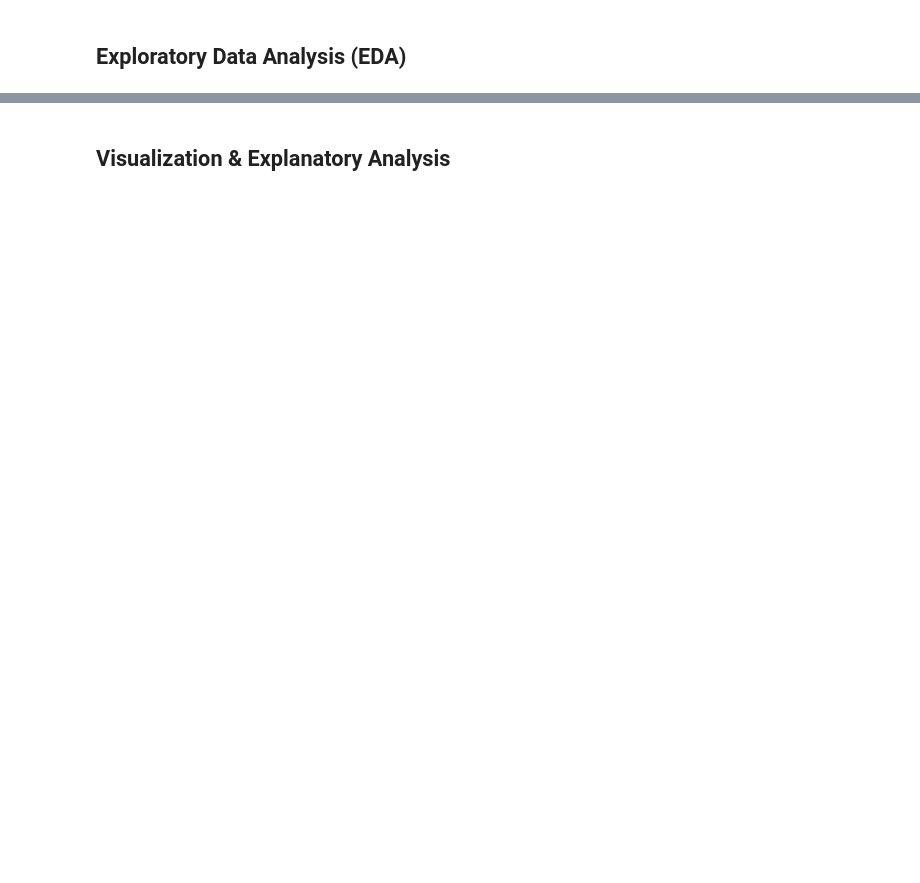
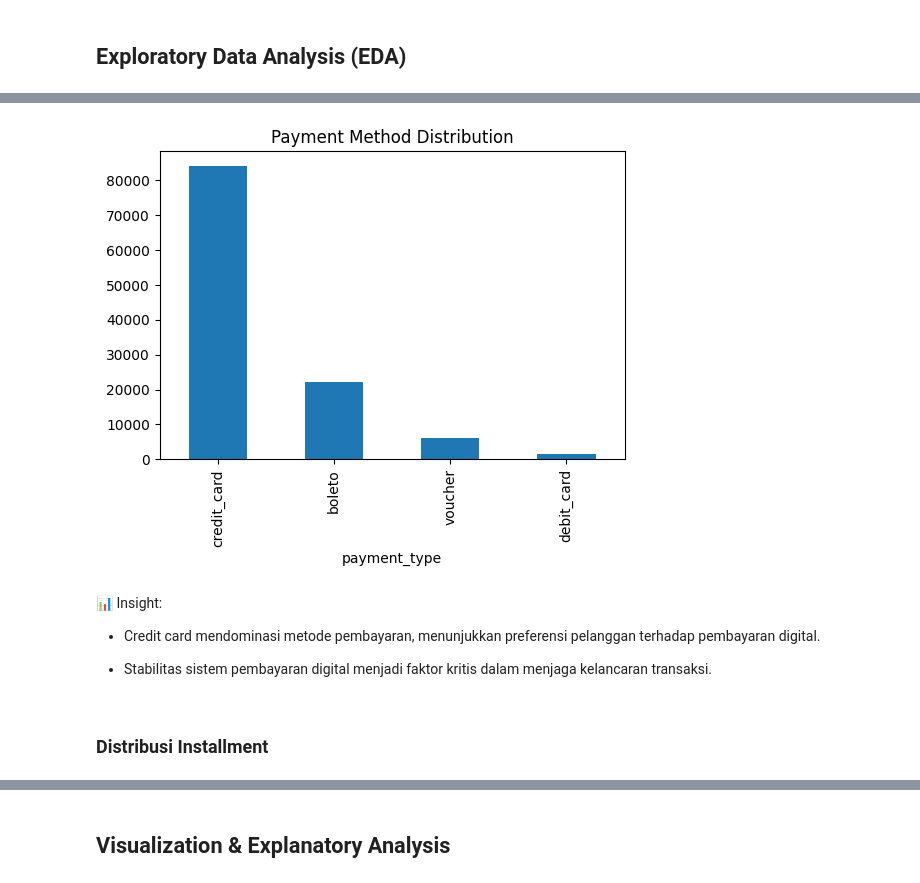
Before and after one commit to davidwesly/ecommerce-dashboard, a Jupyter notebook: notebook.ipynb, the cells around one changed output, grey strips where cells are left out. Cells and saved outputs as stored; diff of their text form; code cells hidden in the pictures; blank space fills up the shorter version.

```diff
--- a/notebook.ipynb
+++ b/notebook.ipynb
@@ -315,0 +413,3 @@ Average Order Value (AOV):  160.55
+# %%
+payment_dist = master_df['payment_type'].value_counts()
+payment_dist
@@ -315,0 +424,17 @@ Average Order Value (AOV):  160.55
+# %%
+plt.figure(figsize=(6,4))
+payment_dist.plot(kind='bar')
+plt.title("Payment Method Distribution")
+plt.show()
+# %% [output]
+[figure, added]
+# %% [markdown]
+📊 Insight:
+
+* Credit card mendominasi metode pembayaran,
+menunjukkan preferensi pelanggan terhadap pembayaran digital.
+
+* Stabilitas sistem pembayaran digital menjadi faktor kritis
+dalam menjaga kelancaran transaksi.
+# %% [markdown]
+### Distribusi Installment
```
Also changed, not shown: parts of 213 cells of this notebook.
